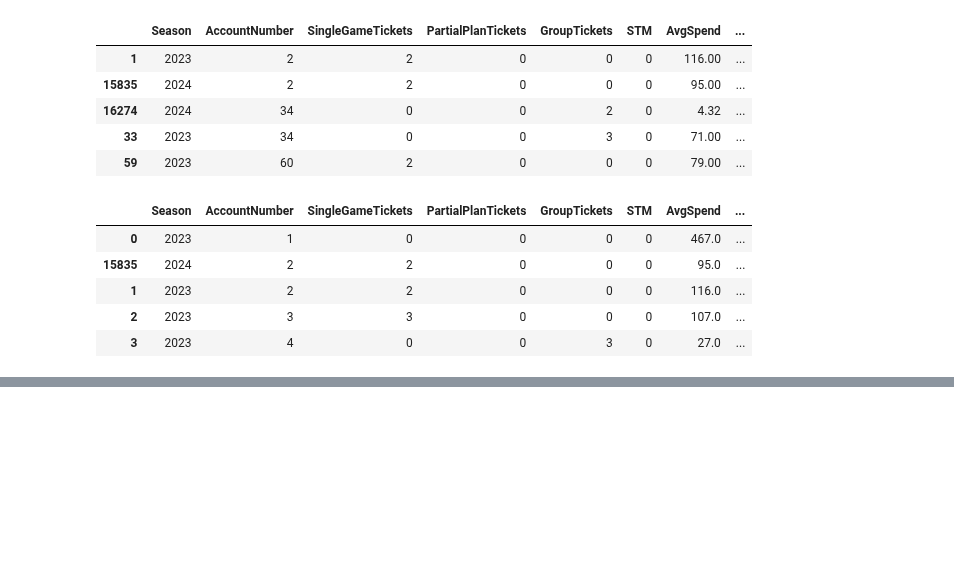
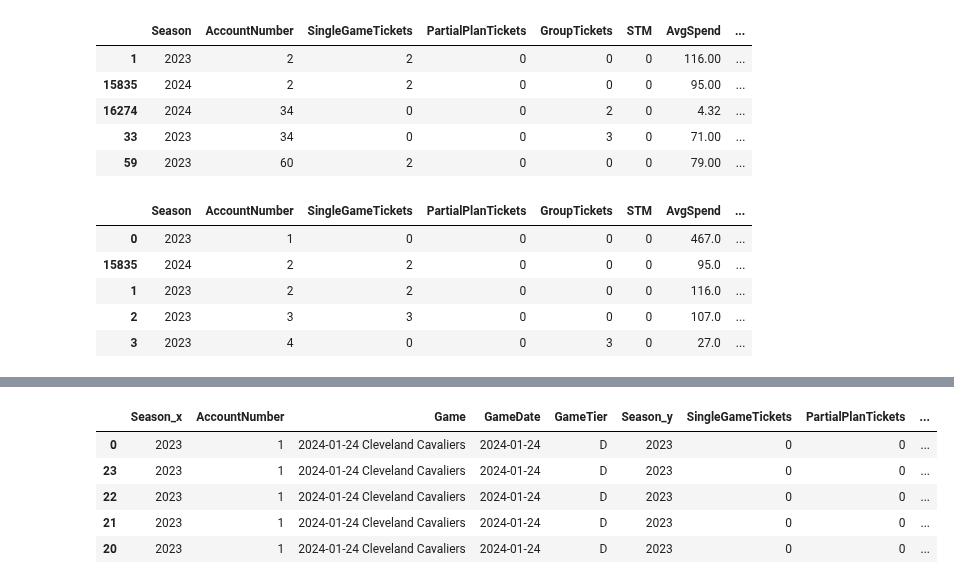
Before and after one commit to chowdhuryj-github/BucksFanExperience, a Jupyter notebook: BucksExploratoryDataAnalysis/MergingALSL.ipynb, the cells around one changed output, grey strips where cells are left out. Cells and saved outputs as stored; diff of their text form; code cells hidden in the pictures; blank space fills up the shorter version.

```diff
--- a/BucksExploratoryDataAnalysis/MergingALSL.ipynb
+++ b/BucksExploratoryDataAnalysis/MergingALSL.ipynb
@@ -65,0 +138,10 @@ seat_2024.to_csv(r"C:\Users/galvanm/python/BucksHackathon25/BucksBusinessObjecti
+# %%
+ALSL_2023.sort_values('AccountNumber', inplace=True)
+ALSL_2023.head()
+# %% [output]
+|  | Season_x | AccountNumber | Game | GameDate | GameTier | Season_y | SingleGameTickets | PartialPlanTickets | ... |
+| 0 | 2023 | 1 | 2024-01-24 Cleveland Cavaliers | 2024-01-24 | D | 2023 | 0 | 0 | ... |
+| 23 | 2023 | 1 | 2024-01-24 Cleveland Cavaliers | 2024-01-24 | D | 2023 | 0 | 0 | ... |
+| 22 | 2023 | 1 | 2024-01-24 Cleveland Cavaliers | 2024-01-24 | D | 2023 | 0 | 0 | ... |
+| 21 | 2023 | 1 | 2024-01-24 Cleveland Cavaliers | 2024-01-24 | D | 2023 | 0 | 0 | ... |
+| 20 | 2023 | 1 | 2024-01-24 Cleveland Cavaliers | 2024-01-24 | D | 2023 | 0 | 0 | ... |
```
Also changed, not shown: parts of 8 cells of this notebook, 1 other file.
